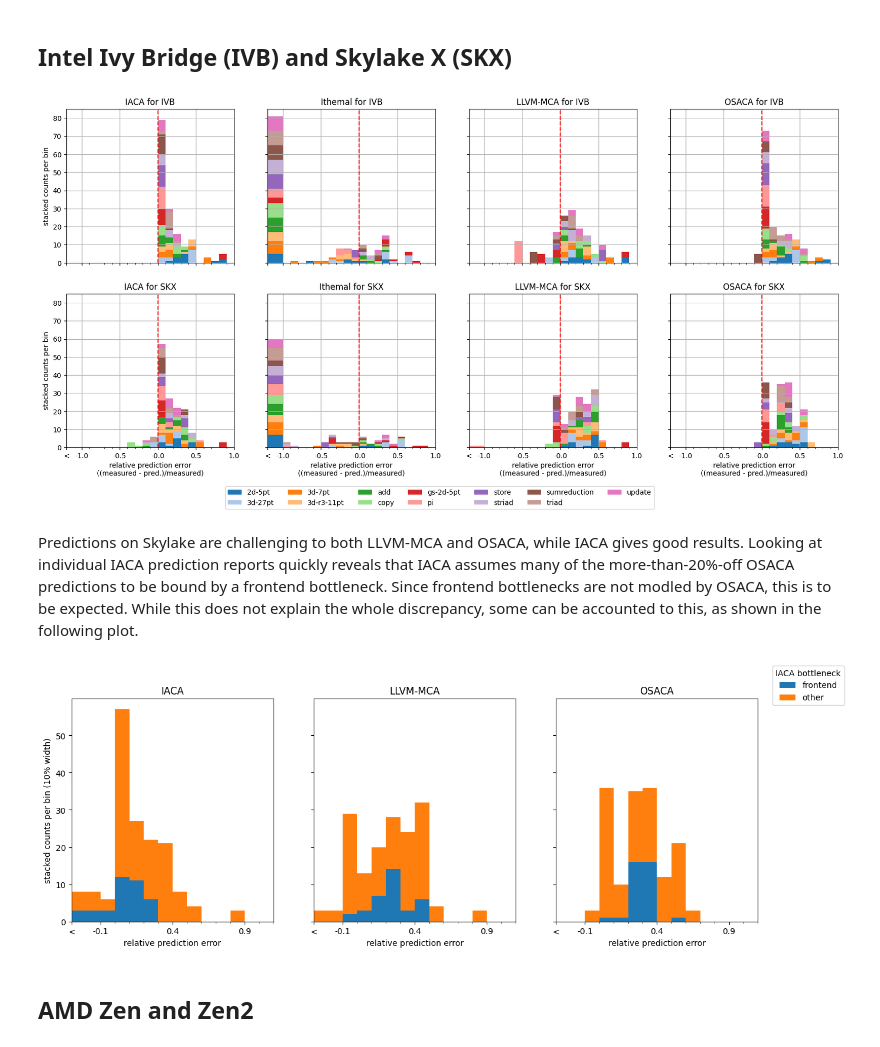
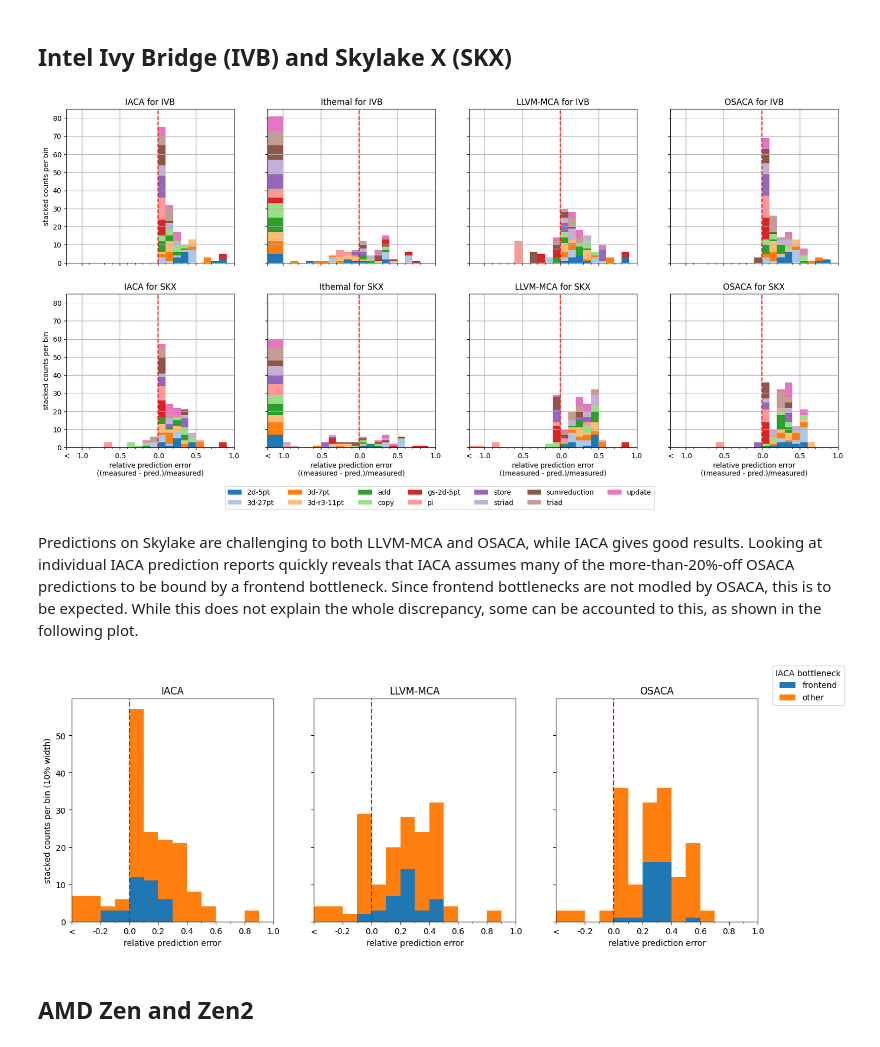
Before and after one commit to RRZE-HPC/OSACA, a Jupyter notebook: validation/Analysis.ipynb, the cells around one changed output. Drawn from its saved outputs; the diff is of its cells as text; code cells hidden in the pictures.

```diff
--- a/validation/Analysis.ipynb
+++ b/validation/Analysis.ipynb
@@ -169,0 +170,8 @@ axs[2].set_title("Histogram of instruction count per assembly block");
+# %%
+df['kernel_index'] = df.OSACA_raw.map(
+    # ','.join(o.keys())
+    lambda r: tuple([l['instruction']+repr(l['operands'])
+                     for l in r['analyzed kernel']
+                     if l['instruction']]))
+for a in archs:
+    print(a, 'has', len(df[df.arch == a]), 'tests, compiled to', len(set(list(df[df.arch == a]['kernel_index']))), 'unique assembly representations.')
@@ -183,6 +198,4 @@ The following plot show the convergence of the kernel runtimes towards a minimum
 # %%
-kernels = sorted(df.kernel.unique())
-archs = sorted(df.arch.unique())
 compiler_flags_prod = list(product(sorted(df.compiler.unique()), sorted(df.cflags_name.unique())))
 linestyle_dict = {'Ofast': '-', 'O3': '--', 'O2': '-.', 'O1': ':'}
 
@@ -270,10 +283,10 @@ for i, m in enumerate(models):
     with warnings.catch_warnings():
         warnings.filterwarnings('ignore', r'All-NaN (slice|axis) encountered')
         h = axs[i].hist(
-            [df[df.arch == a][m+'_relerr'] for a in archs],
+            [df[df.arch == a][m+'_relerr'] for a in archs if not df[df.arch == a][m+'_relerr'].isnull().all()],
             bins=[-100.0]+inner_bin_edges,
             stacked=True,
-            label=archs,
+            label=[a for a in archs if not df[df.arch == a][m+'_relerr'].isnull().all()],
         )
     axs[i].set_xticks([min(inner_bin_edges)-0.2] + inner_bin_edges[::5])
     axs[i].set_xticks(inner_bin_edges, minor=True)
@@ -285,6 +298,7 @@ for i, m in enumerate(models):
     axs[i].set_xticklabels(['<'] + [f"{e:.1f}" for e in inner_bin_edges[::5]])
     axs[i].set_title(m)
     axs[i].grid(True)
+    axs[i].legend(loc='upper left')
 # < 0 -> underprediction (predicted too slow), lower bound model failed
 # > 0 -> overprediction (predicted too fast), higher means less accurate
 # %% [output]
@@ -376,47 +390,48 @@ fig.legend(h[2], kernels, ncol=7, loc="lower center", bbox_to_anchor=(.5, -0.02)
 # < 0 -> underprediction (predicted too slow), lower bound model failed
 # > 0 -> overprediction (predicted too fast), higher means less accurate
 # %% [output]
-[figure, old version]
+[figure, new version]
 # %% [markdown]
 Predictions on Skylake are challenging to both LLVM-MCA and OSACA, while IACA gives good results. Looking at individual IACA prediction reports quickly reveals that IACA assumes many of the more-than-20%-off OSACA predictions to be bound by a frontend bottleneck. Since frontend bottlenecks are not modled by OSACA, this is to be expected. While this does not explain the whole discrepancy, some can be accounted to this, as shown in the following plot.
 # %%
-inner_bin_edges = list(np.arange(-0.1, 1.1, 0.1))
+inner_bin_edges = list(np.arange(-0.2, 1.1, 0.1))
 df['IACA_frontend'] = df.IACA_raw.map(lambda r: "FrontEnd" in r['output'], na_action='ignore')
 df.IACA_frontend.fillna(False, inplace=True)
 fig, axs = plt.subplots(1, 3, figsize=(15, 5), sharey=True)
 
 axs[0].hist(
     [df[df.arch == "SKX"]['IACA_relerr'][df.IACA_frontend == b] for b in [True, False]],
     bins=[-100.0]+inner_bin_edges,
     stacked=True,
 )
 axs[0].set_ylabel("stacked counts per bin (10% width)")
 axs[0].set_title("IACA")
 
 axs[1].hist(
     [df[df.arch == "SKX"]['LLVM-MCA_relerr'][df.IACA_frontend == b] for b in [True, False]],
     bins=[-100.0]+inner_bin_edges,
     stacked=True,
 )
 axs[1].set_title("LLVM-MCA")
 
 
 h = axs[2].hist(
     [df[df.arch == "SKX"]['OSACA_relerr'][df.IACA_frontend == b] for b in [True, False]],
     bins=[-100.0]+inner_bin_edges,
     stacked=True,
 )
 axs[2].set_title("OSACA")
 
 for i in range(3):
-    axs[i].set_xticks([min(inner_bin_edges)-0.2] + inner_bin_edges[::5])
+    axs[i].axvline(0, color='red', linestyle='--')
+    axs[i].set_xticks([min(inner_bin_edges)-0.2] + inner_bin_edges[::2])
     axs[i].set_xticks(inner_bin_edges, minor=True)
-    axs[i].set_xticklabels(['<'] + [f"{e:.1f}" for e in inner_bin_edges[::5]])
+    axs[i].set_xticklabels(['<'] + [f"{e:.1f}" for e in inner_bin_edges[::2]])
     axs[i].set_xlim(min(inner_bin_edges)-0.2, max(inner_bin_edges))
     axs[i].set_xlabel("relative prediction error")
 fig.legend(h[2], ["frontend", "other"], title="IACA bottleneck");
 # %% [output]
-[figure, old version]
+[figure, new version]
 # %% [markdown]
 ## AMD Zen and Zen2
 # %%
```
Also changed, not shown: parts of 9 cells of this notebook, 1 other file.
